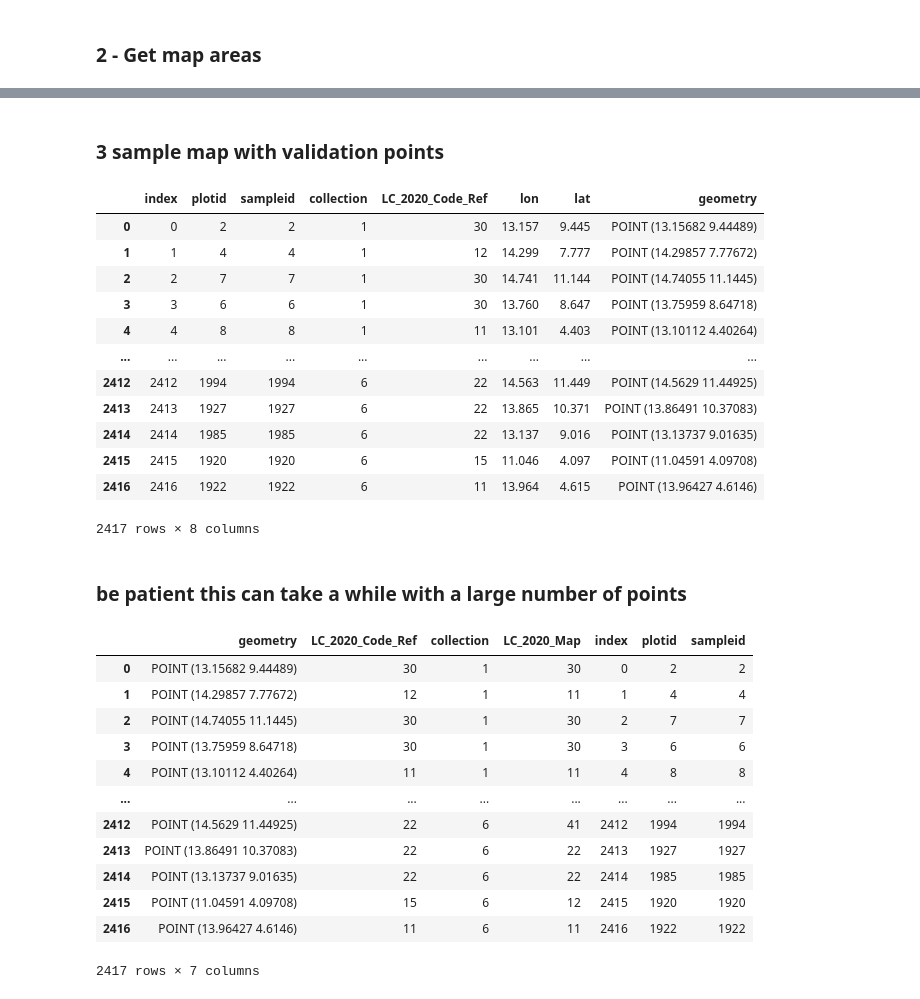
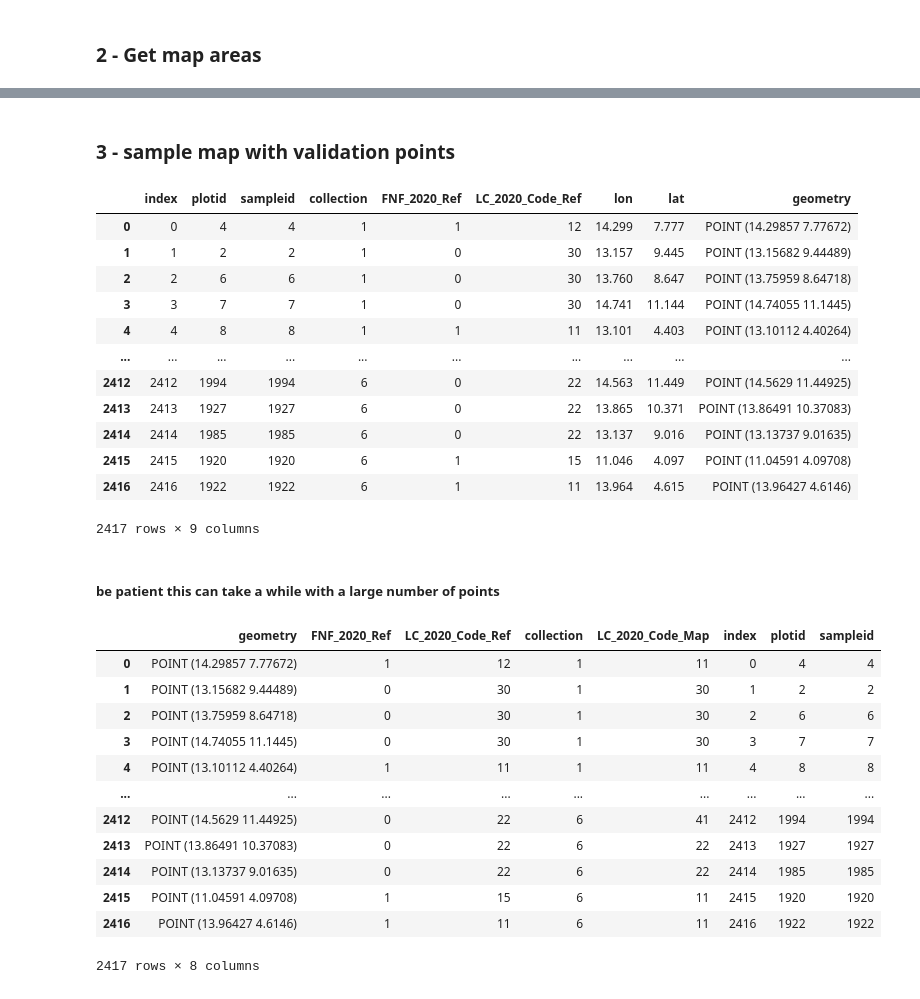
Before and after one commit to aurelgrooves/cocoa-CMR, a Jupyter notebook: LC_accuracy/2. LC_accuracy_assessment.ipynb, the cells around one changed output, grey strips where cells are left out. Saved outputs shown, nothing was run; the diff lists cells and outputs as text; code cells hidden in the pictures.

```diff
--- a/LC_accuracy/2. LC_accuracy_assessment.ipynb
+++ b/LC_accuracy/2. LC_accuracy_assessment.ipynb
@@ -117,24 +120,24 @@ print(areas_df)
 # %% [markdown]
-### 3 sample map with validation points
+### 3 - sample map with validation points
 # %%
-gdf = gpd.GeoDataFrame(interpretedData[['index', 'plotid', 'sampleid', 'collection', ref_column, 'lon', 'lat']], geometry=gpd.points_from_xy(interpretedData.lon, interpretedData.lat), crs='epsg:4326')
+gdf = gpd.GeoDataFrame(interpretedData[['index', 'plotid', 'sampleid', 'collection', 'FNF_2020_Ref',ref_column, 'lon', 'lat']], geometry=gpd.points_from_xy(interpretedData.lon, interpretedData.lat), crs='epsg:4326')
 gdf
 # %% [output]
-|  | index | plotid | sampleid | collection | LC_2020_Code_Ref | lon | lat | geometry |
-| 0 | 0 | 2 | 2 | 1 | 30 | 13.157 | 9.445 | POINT (13.15682 9.44489) |
-| 1 | 1 | 4 | 4 | 1 | 12 | 14.299 | 7.777 | POINT (14.29857 7.77672) |
-| 2 | 2 | 7 | 7 | 1 | 30 | 14.741 | 11.144 | POINT (14.74055 11.1445) |
-| 3 | 3 | 6 | 6 | 1 | 30 | 13.760 | 8.647 | POINT (13.75959 8.64718) |
-| 4 | 4 | 8 | 8 | 1 | 11 | 13.101 | 4.403 | POINT (13.10112 4.40264) |
-| ... | ... | ... | ... | ... | ... | ... | ... | ... |
-| 2412 | 2412 | 1994 | 1994 | 6 | 22 | 14.563 | 11.449 | POINT (14.5629 11.44925) |
-| 2413 | 2413 | 1927 | 1927 | 6 | 22 | 13.865 | 10.371 | POINT (13.86491 10.37083) |
-| 2414 | 2414 | 1985 | 1985 | 6 | 22 | 13.137 | 9.016 | POINT (13.13737 9.01635) |
-| 2415 | 2415 | 1920 | 1920 | 6 | 15 | 11.046 | 4.097 | POINT (11.04591 4.09708) |
-| 2416 | 2416 | 1922 | 1922 | 6 | 11 | 13.964 | 4.615 | POINT (13.96427 4.6146) |
+|  | index | plotid | sampleid | collection | FNF_2020_Ref | LC_2020_Code_Ref | lon | lat | geometry |
+| 0 | 0 | 4 | 4 | 1 | 1 | 12 | 14.299 | 7.777 | POINT (14.29857 7.77672) |
+| 1 | 1 | 2 | 2 | 1 | 0 | 30 | 13.157 | 9.445 | POINT (13.15682 9.44489) |
+| 2 | 2 | 6 | 6 | 1 | 0 | 30 | 13.760 | 8.647 | POINT (13.75959 8.64718) |
+| 3 | 3 | 7 | 7 | 1 | 0 | 30 | 14.741 | 11.144 | POINT (14.74055 11.1445) |
+| 4 | 4 | 8 | 8 | 1 | 1 | 11 | 13.101 | 4.403 | POINT (13.10112 4.40264) |
+| ... | ... | ... | ... | ... | ... | ... | ... | ... | ... |
+| 2412 | 2412 | 1994 | 1994 | 6 | 0 | 22 | 14.563 | 11.449 | POINT (14.5629 11.44925) |
+| 2413 | 2413 | 1927 | 1927 | 6 | 0 | 22 | 13.865 | 10.371 | POINT (13.86491 10.37083) |
+| 2414 | 2414 | 1985 | 1985 | 6 | 0 | 22 | 13.137 | 9.016 | POINT (13.13737 9.01635) |
+| 2415 | 2415 | 1920 | 1920 | 6 | 1 | 15 | 11.046 | 4.097 | POINT (11.04591 4.09708) |
+| 2416 | 2416 | 1922 | 1922 | 6 | 1 | 11 | 13.964 | 4.615 | POINT (13.96427 4.6146) |
-2417 rows × 8 columns
+2417 rows × 9 columns
 # %% [markdown]
-### be patient this can take a while with a large number of points
+##### be patient this can take a while with a large number of points
 # %%
 dfs = []
 for i in range(0, len(interpretedData), 5000):
@@ -152,22 +155,22 @@ for i in range(0, len(interpretedData), 5000):
 results_df = pd.concat(dfs)
 # %%
 #map_column = 'GIEC_2020_Map'
-map_column = 'LC_2020_Map'
+map_column = 'LC_2020_Code_Map'
 #map_column = 'TNT_2020_Map'
 results_df = results_df.rename(columns={'first':map_column})
 #results_df = results_df.rename(columns={'first': map_column})
 results_df
 # %% [output]
-|  | geometry | LC_2020_Code_Ref | collection | LC_2020_Map | index | plotid | sampleid |
-| 0 | POINT (13.15682 9.44489) | 30 | 1 | 30 | 0 | 2 | 2 |
-| 1 | POINT (14.29857 7.77672) | 12 | 1 | 11 | 1 | 4 | 4 |
-| 2 | POINT (14.74055 11.1445) | 30 | 1 | 30 | 2 | 7 | 7 |
-| 3 | POINT (13.75959 8.64718) | 30 | 1 | 30 | 3 | 6 | 6 |
-| 4 | POINT (13.10112 4.40264) | 11 | 1 | 11 | 4 | 8 | 8 |
-| ... | ... | ... | ... | ... | ... | ... | ... |
-| 2412 | POINT (14.5629 11.44925) | 22 | 6 | 41 | 2412 | 1994 | 1994 |
-| 2413 | POINT (13.86491 10.37083) | 22 | 6 | 22 | 2413 | 1927 | 1927 |
-| 2414 | POINT (13.13737 9.01635) | 22 | 6 | 22 | 2414 | 1985 | 1985 |
-| 2415 | POINT (11.04591 4.09708) | 15 | 6 | 12 | 2415 | 1920 | 1920 |
-| 2416 | POINT (13.96427 4.6146) | 11 | 6 | 11 | 2416 | 1922 | 1922 |
+|  | geometry | FNF_2020_Ref | LC_2020_Code_Ref | collection | LC_2020_Code_Map | index | plotid | sampleid |
+| 0 | POINT (14.29857 7.77672) | 1 | 12 | 1 | 11 | 0 | 4 | 4 |
+| 1 | POINT (13.15682 9.44489) | 0 | 30 | 1 | 30 | 1 | 2 | 2 |
+| 2 | POINT (13.75959 8.64718) | 0 | 30 | 1 | 30 | 2 | 6 | 6 |
+| 3 | POINT (14.74055 11.1445) | 0 | 30 | 1 | 30 | 3 | 7 | 7 |
+| 4 | POINT (13.10112 4.40264) | 1 | 11 | 1 | 11 | 4 | 8 | 8 |
+| ... | ... | ... | ... | ... | ... | ... | ... | ... |
+| 2412 | POINT (14.5629 11.44925) | 0 | 22 | 6 | 41 | 2412 | 1994 | 1994 |
+| 2413 | POINT (13.86491 10.37083) | 0 | 22 | 6 | 22 | 2413 | 1927 | 1927 |
+| 2414 | POINT (13.13737 9.01635) | 0 | 22 | 6 | 22 | 2414 | 1985 | 1985 |
+| 2415 | POINT (11.04591 4.09708) | 1 | 15 | 6 | 11 | 2415 | 1920 | 1920 |
+| 2416 | POINT (13.96427 4.6146) | 1 | 11 | 6 | 11 | 2416 | 1922 | 1922 |
-2417 rows × 7 columns
+2417 rows × 8 columns
```
Also changed, not shown: parts of 21 cells of this notebook, 2 other files.
